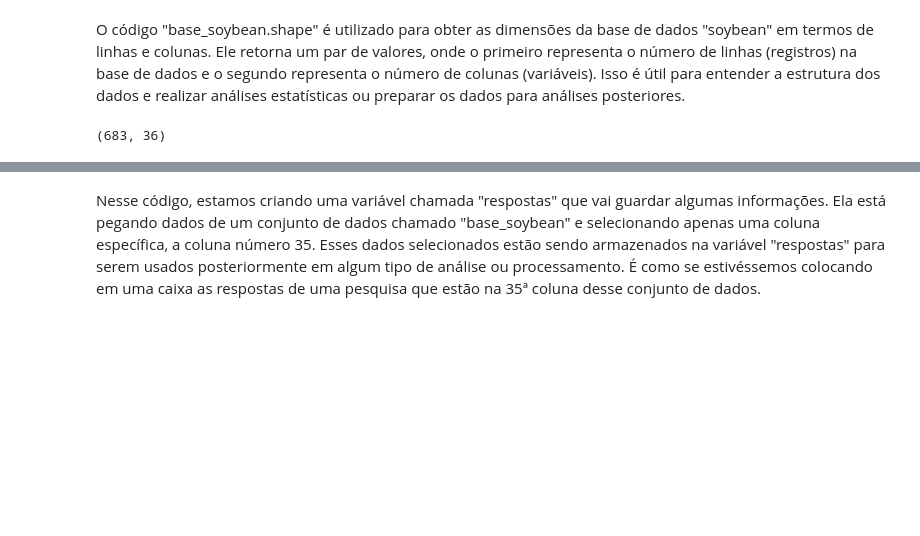
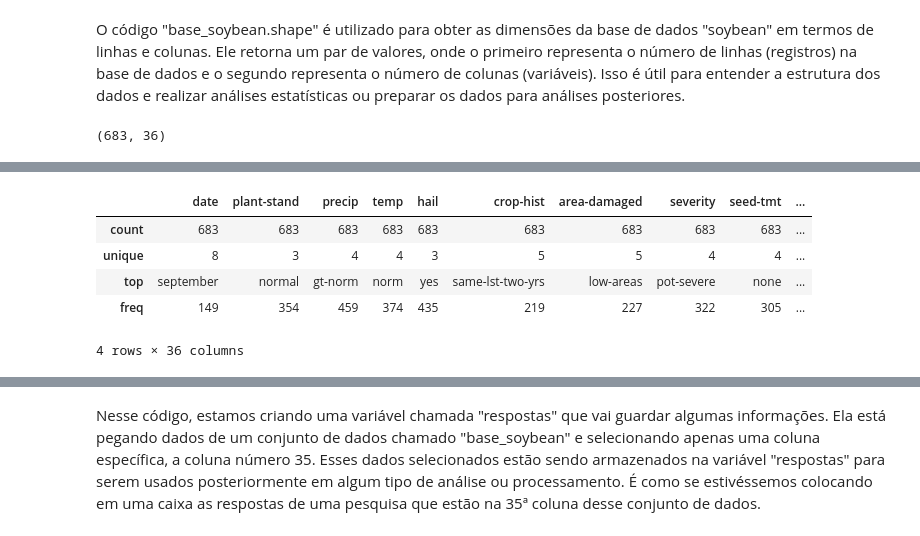
Before and after one commit to Adriano1976/Data-Science-Analysis, a Jupyter notebook: Neural-Networks-e-Deep-Learning/Scripts-em-Python/Caso_de_uso_soybean.ipynb, the cells around one changed output, grey strips where cells are left out. Cells and saved outputs as stored; diff of their text form; code cells hidden in the pictures; blank space fills up the shorter version.

```diff
--- a/Neural-Networks-e-Deep-Learning/Scripts-em-Python/Caso_de_uso_soybean.ipynb
+++ b/Neural-Networks-e-Deep-Learning/Scripts-em-Python/Caso_de_uso_soybean.ipynb
@@ -47,0 +118,9 @@ base_soybean.shape
+# %%
+base_soybean.describe()
+# %% [output]
+|  | date | plant-stand | precip | temp | hail | crop-hist | area-damaged | severity | seed-tmt | ... |
+| count | 683 | 683 | 683 | 683 | 683 | 683 | 683 | 683 | 683 | ... |
+| unique | 8 | 3 | 4 | 4 | 3 | 5 | 5 | 4 | 4 | ... |
+| top | september | normal | gt-norm | norm | yes | same-lst-two-yrs | low-areas | pot-severe | none | ... |
+| freq | 149 | 354 | 459 | 374 | 435 | 219 | 227 | 322 | 305 | ... |
+4 rows × 36 columns
```
Also changed, not shown: parts of 54 cells of this notebook.
